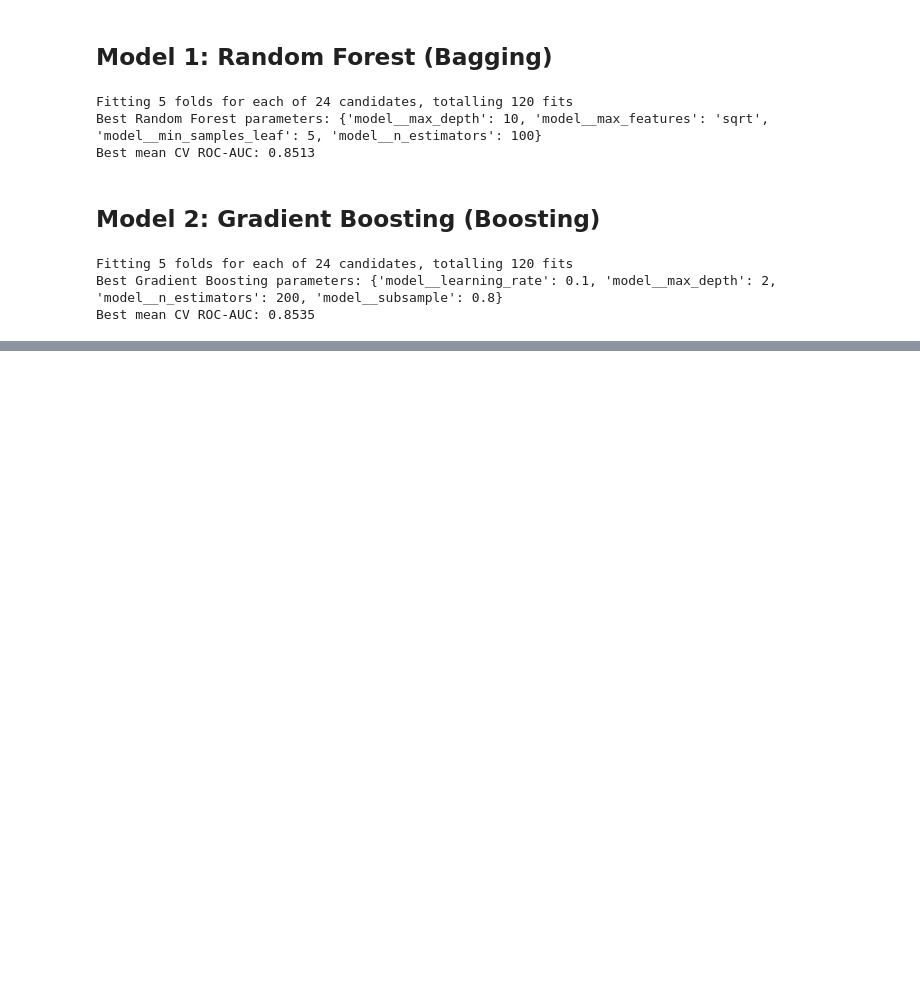
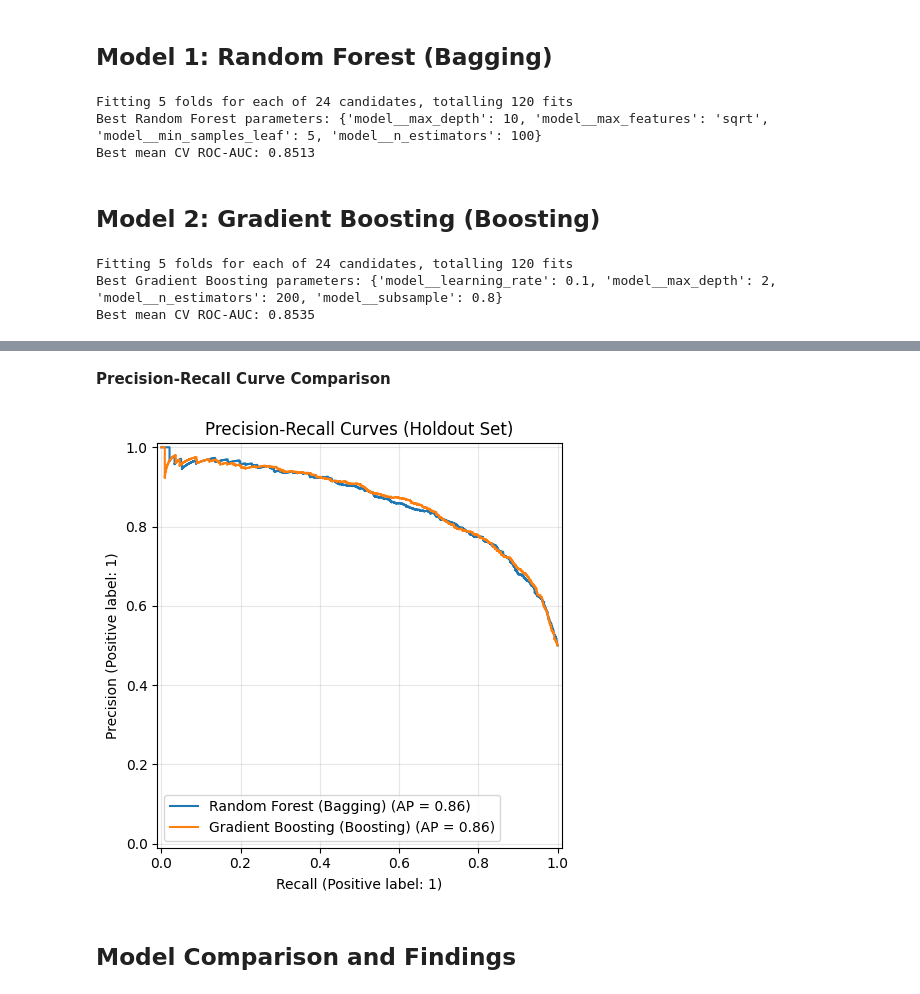
Before and after one commit to natalie-s11/DS4021-Final-Project, a Jupyter notebook: Notebooks/Individual Student Work/Student2.ipynb, the cells around one changed output, grey strips where cells are left out. Saved outputs shown, nothing was run; the diff lists cells and outputs as text; code cells hidden in the pictures; blank space fills up the shorter version.

```diff
--- a/Notebooks/Individual Student Work/Student2.ipynb
+++ b/Notebooks/Individual Student Work/Student2.ipynb
@@ -121,0 +305,17 @@ Best mean CV ROC-AUC: 0.8535
+# %% [markdown]
+**Precision-Recall Curve Comparison**
+# %%
+from sklearn.metrics import PrecisionRecallDisplay
+
+fig, ax = plt.subplots(figsize=(7, 5))
+for name, m in models.items():
+    PrecisionRecallDisplay.from_estimator(m, X_test, y_test, name=name, ax=ax)
+ax.set_title('Precision-Recall Curves (Holdout Set)')
+ax.legend(loc='lower left')
+ax.grid(alpha=0.3)
+plt.tight_layout()
+plt.show()
+# %% [output]
+[figure, added]
+# %% [markdown]
+## Model Comparison and Findings
```
Also changed, not shown: parts of 14 cells of this notebook.
